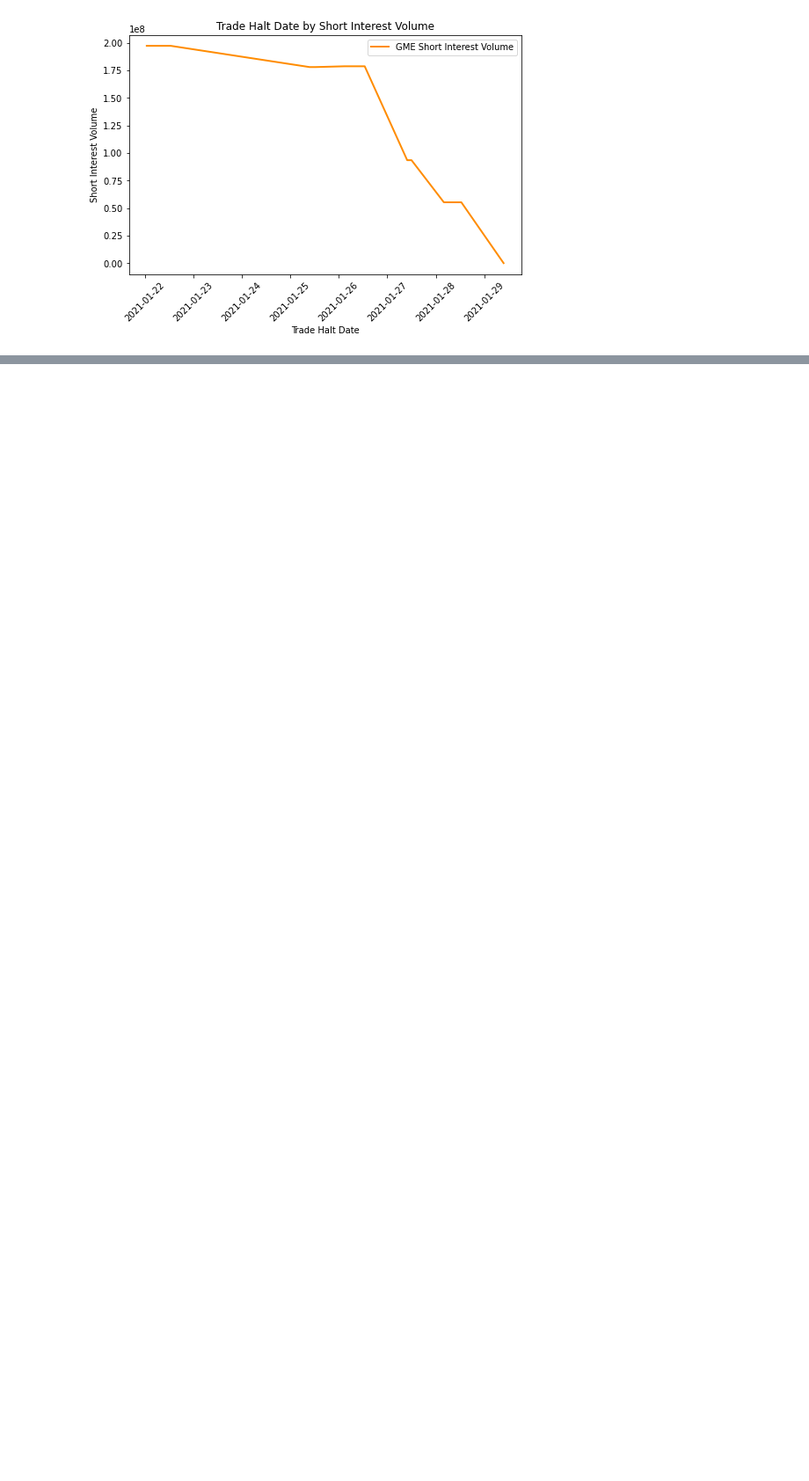
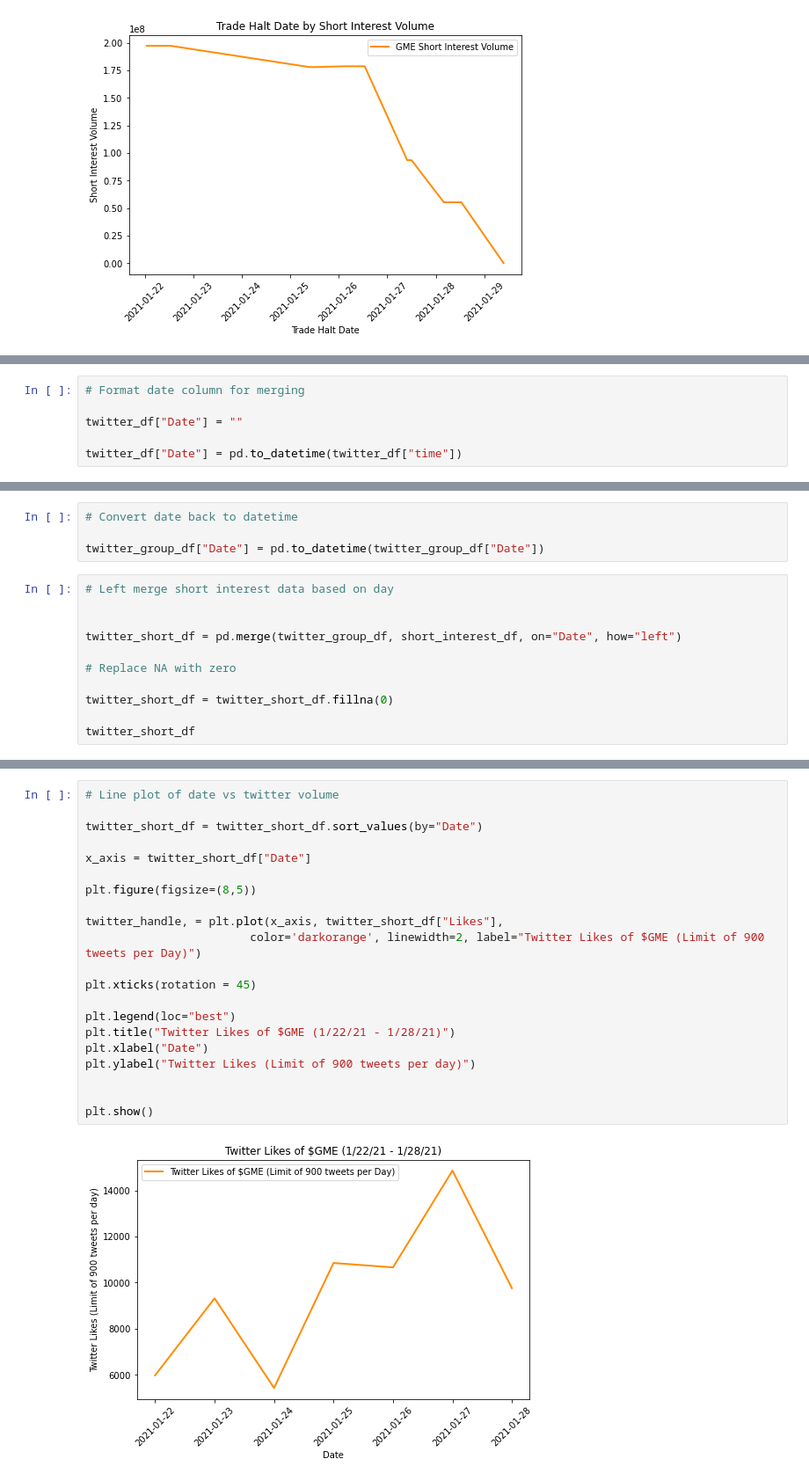
Before and after one commit to The-Short-Squeeze/GameStop-Data, a Jupyter notebook: financial_merge.ipynb, the cells around one changed output, grey strips where cells are left out. Shown at 88% size. Cells and saved outputs as stored; diff of their text form; blank space fills up the shorter version.

Commit message:
Add files via upload
Added twitter info

```diff
--- a/financial_merge.ipynb
+++ b/financial_merge.ipynb
@@ -315,0 +334,6 @@ plt.show()
+# %%
+# Format date column for merging
+
+twitter_df["Date"] = ""
+
+twitter_df["Date"] = pd.to_datetime(twitter_df["time"])
@@ -315,0 +381,15 @@ plt.show()
+# %%
+# Convert date back to datetime
+
+twitter_group_df["Date"] = pd.to_datetime(twitter_group_df["Date"])
+# %%
+# Left merge short interest data based on day
+
+
+twitter_short_df = pd.merge(twitter_group_df, short_interest_df, on="Date", how="left")
+
+# Replace NA with zero
+
+twitter_short_df = twitter_short_df.fillna(0)
+
+twitter_short_df
@@ -315,0 +405,23 @@ plt.show()
+# %%
+# Line plot of date vs twitter volume
+
+twitter_short_df = twitter_short_df.sort_values(by="Date")
+
+x_axis = twitter_short_df["Date"]
+
+plt.figure(figsize=(8,5))
+
+twitter_handle, = plt.plot(x_axis, twitter_short_df["Likes"],
+                        color='darkorange', linewidth=2, label="Twitter Likes of $GME (Limit of 900 tweets per Day)")
+
+plt.xticks(rotation = 45)
+
+plt.legend(loc="best")
+plt.title("Twitter Likes of $GME (1/22/21 - 1/28/21)")
+plt.xlabel("Date")
+plt.ylabel("Twitter Likes (Limit of 900 tweets per day)")
+
+
+plt.show()
+# %% [output]
+[figure, added]
```
Also changed, not shown: parts of 12 cells of this notebook.
